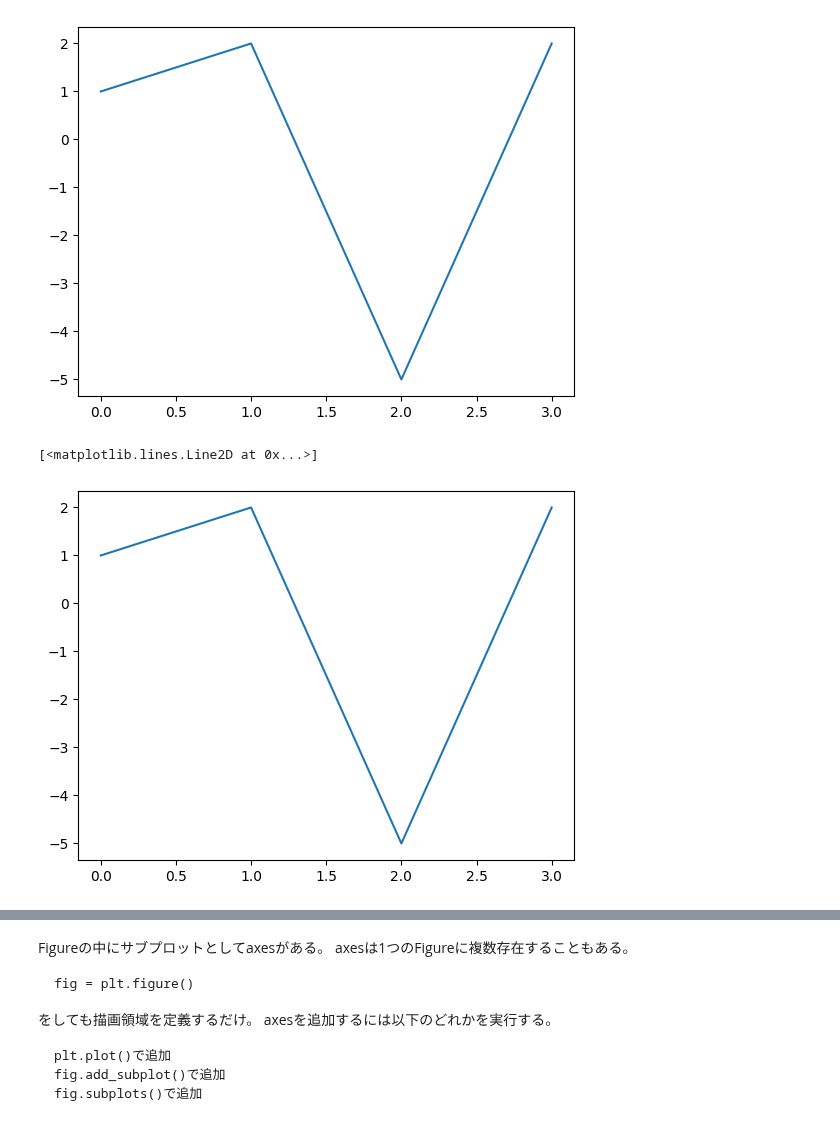
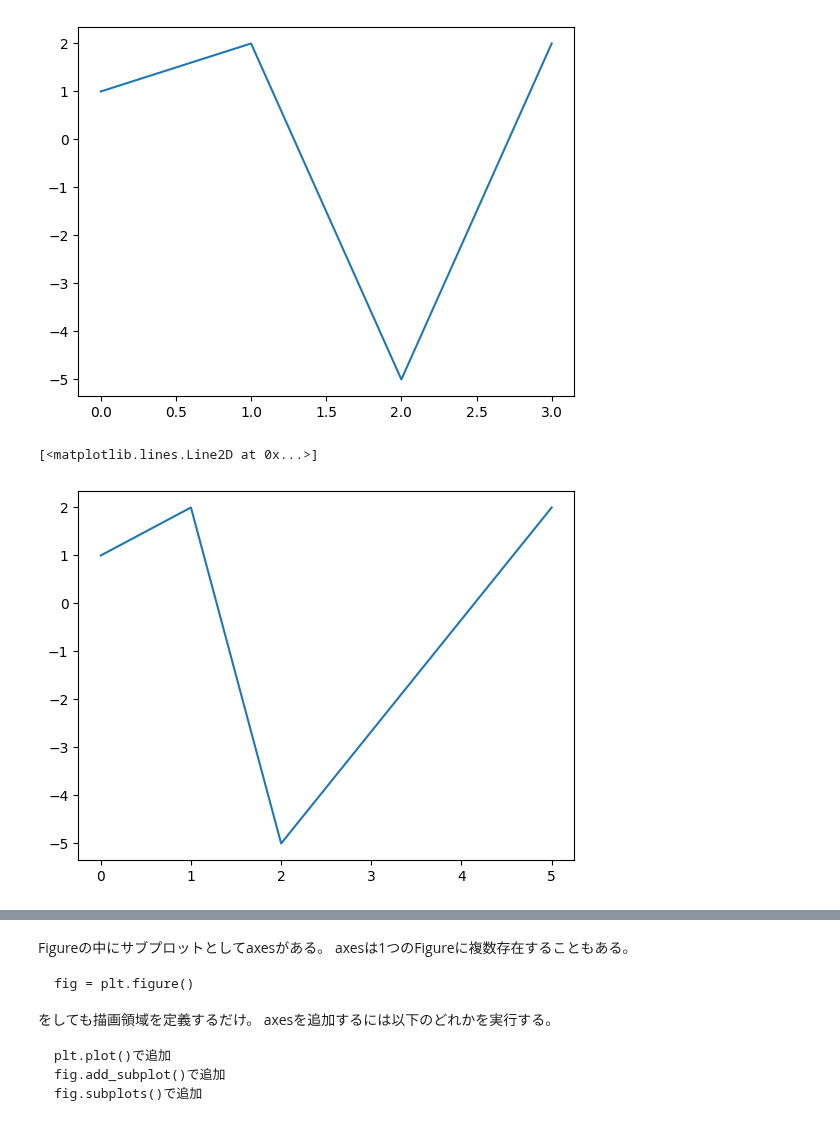
Before and after one commit to takashisuo/learning, a Jupyter notebook: samurai/ds_cource/13_machine_learning/機械学習でデータ分析しよう_4-5.ipynb, the cells around one changed output, grey strips where cells are left out. Cells and saved outputs as stored; diff of their text form; code cells hidden in the pictures.

```diff
--- a/samurai/ds_cource/13_machine_learning/機械学習でデータ分析しよう_4-5.ipynb
+++ b/samurai/ds_cource/13_machine_learning/機械学習でデータ分析しよう_4-5.ipynb
@@ -15,12 +15,12 @@ plt.plot(y)
 # %%
 import matplotlib.pyplot as plt
 
-x = [0, 1, 2, 3]
+x = [0, 1, 2, 5]
 y = [1, 2, -5, 2]
 plt.plot(x, y)
 # %% [output]
 [<matplotlib.lines.Line2D at 0x...>]
-[figure, old version]
+[figure, new version]
 # %%
 import matplotlib.pyplot as plt
 import numpy as np
```
Also changed, not shown: parts of 13 cells of this notebook, 8 other files.
